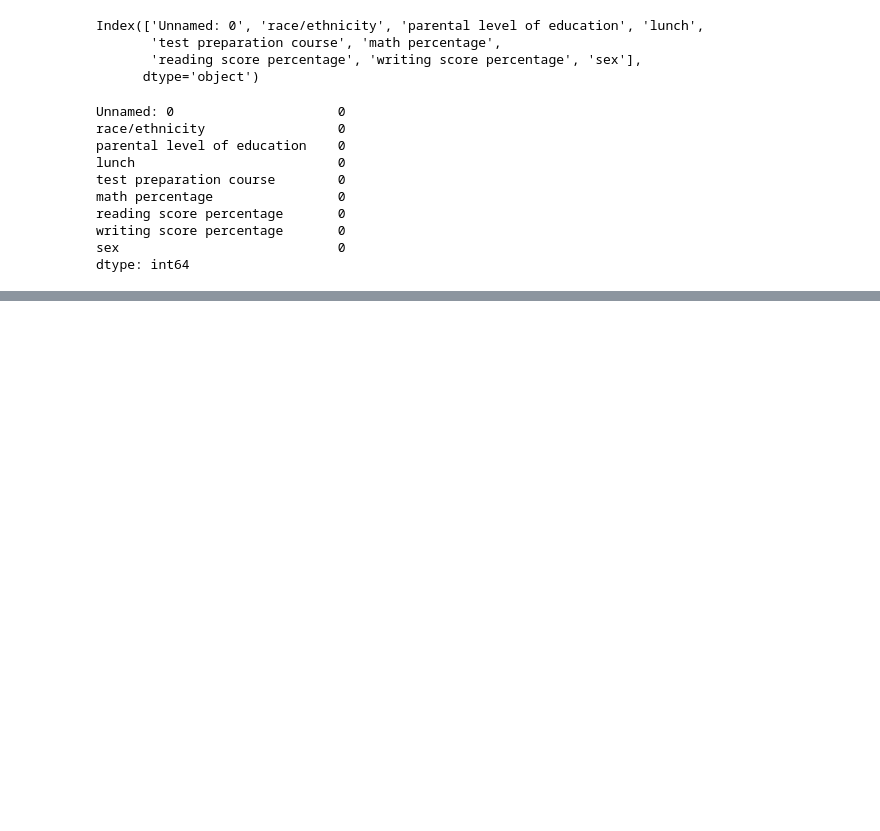
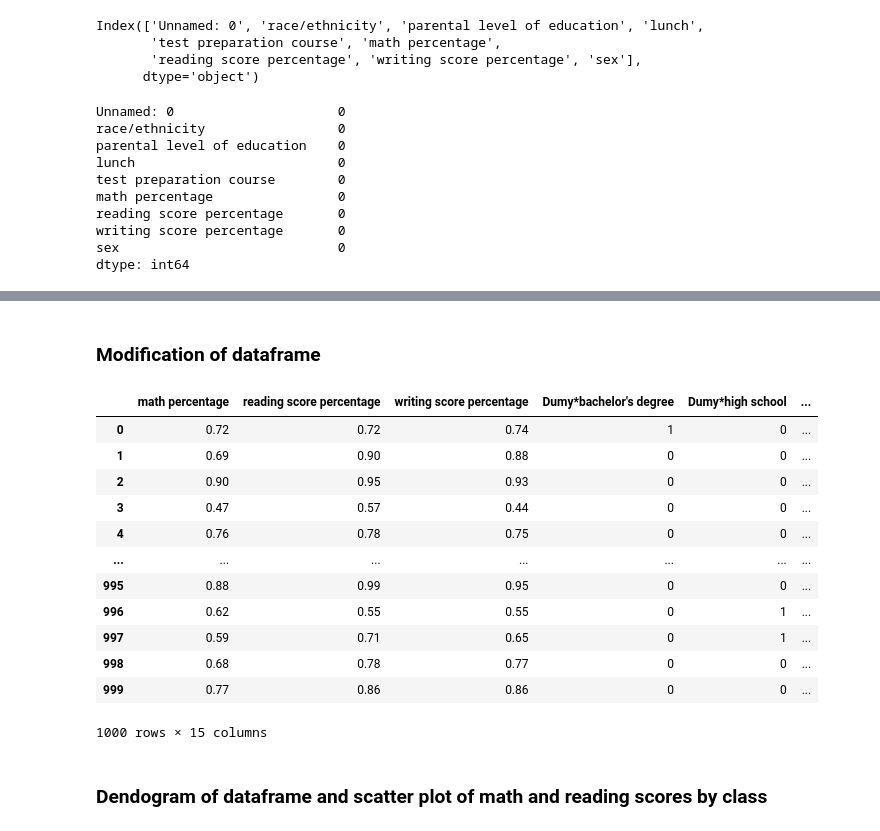
Before and after one commit to Pranaybot/Data_methods_Final_project, a Jupyter notebook: CMSE_381_Project.ipynb, the cells around one changed output, grey strips where cells are left out. Cells and saved outputs as stored; diff of their text form; code cells hidden in the pictures; blank space fills up the shorter version.

```diff
--- a/CMSE_381_Project.ipynb
+++ b/CMSE_381_Project.ipynb
@@ -256,0 +47,2 @@ plot_roc_curve(log_model,scaled_x_test,y_test)
+# %% [markdown]
+### Modification of dataframe
@@ -256,0 +51,18 @@ plot_roc_curve(log_model,scaled_x_test,y_test)
+# %%
+new_df
+# %% [output]
+|  | math percentage | reading score percentage | writing score percentage | Dumy*bachelor's degree | Dumy*high school | ... |
+| 0 | 0.72 | 0.72 | 0.74 | 1 | 0 | ... |
+| 1 | 0.69 | 0.90 | 0.88 | 0 | 0 | ... |
+| 2 | 0.90 | 0.95 | 0.93 | 0 | 0 | ... |
+| 3 | 0.47 | 0.57 | 0.44 | 0 | 0 | ... |
+| 4 | 0.76 | 0.78 | 0.75 | 0 | 0 | ... |
+| ... | ... | ... | ... | ... | ... | ... |
+| 995 | 0.88 | 0.99 | 0.95 | 0 | 0 | ... |
+| 996 | 0.62 | 0.55 | 0.55 | 0 | 1 | ... |
+| 997 | 0.59 | 0.71 | 0.65 | 0 | 1 | ... |
+| 998 | 0.68 | 0.78 | 0.77 | 0 | 0 | ... |
+| 999 | 0.77 | 0.86 | 0.86 | 0 | 0 | ... |
+1000 rows × 15 columns
+# %% [markdown]
+### Dendogram of dataframe and scatter plot of math and reading scores by class
```
Also changed, not shown: parts of 63 cells of this notebook.
